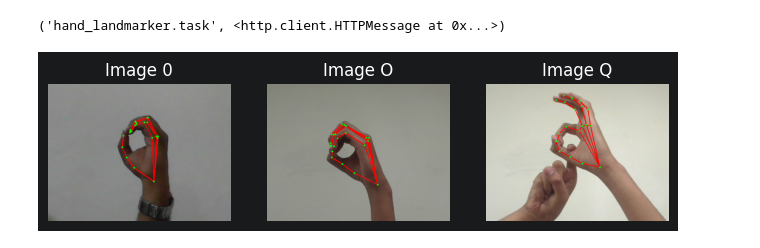
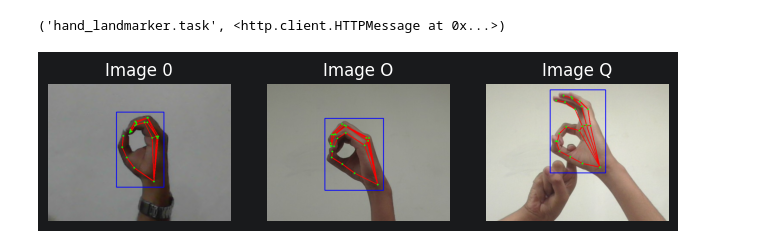
Before and after one commit to aviksarkar0204-stack/AI_Lab_Project, a Jupyter notebook: 01_Data_Exploration_new.ipynb, the cells around one changed output. Drawn from its saved outputs; the diff is of its cells as text; code cells hidden in the pictures.

Commit message:
Add bounding box visualization around detected hands in 01_Data

```diff
--- a/01_Data_Exploration_new.ipynb
+++ b/01_Data_Exploration_new.ipynb
@@ -296,33 +296,44 @@ def draw_landmarks(image, result):
     annotated = image.copy()
 
     for hand_landmarks in result.hand_landmarks:
-        # draw connecting lines first, so dots sit on top
+        xs = [lm.x * w for lm in hand_landmarks]
+        ys = [lm.y * h for lm in hand_landmarks]
+        x_min, x_max = int(min(xs)), int(max(xs))
+        y_min, y_max = int(min(ys)), int(max(ys))
+
+        padding = 20
+        cv2.rectangle(
+            annotated,
+            (x_min - padding, y_min - padding),
+            (x_max + padding, y_max + padding),
+            (0, 0, 255), 2
+        )
+
         for start_idx, end_idx in HAND_CONNECTIONS:
             start = hand_landmarks[start_idx]
             end = hand_landmarks[end_idx]
             x1, y1 = int(start.x * w), int(start.y * h)
             x2, y2 = int(end.x * w), int(end.y * h)
             cv2.line(annotated, (x1, y1), (x2, y2), (255, 0, 0), 2)
 
-        # draw the landmark points
         for lm in hand_landmarks:
             x, y = int(lm.x * w), int(lm.y * h)
             cv2.circle(annotated, (x, y), 3, (0, 255, 0), -1)
 
     return annotated
 
 result_0 = detect_landmarks(image_0)
 result_O = detect_landmarks(image_O)
 result_Q = detect_landmarks(image_Q)
 
 annotated_0 = draw_landmarks(image_0, result_0)
 annotated_O = draw_landmarks(image_O, result_O)
 annotated_Q = draw_landmarks(image_Q, result_Q)
 
 plt.figure(figsize=(8,4))
 plt.subplot(1,3,1); plt.imshow(annotated_0); plt.title("Image 0"); plt.axis("off")
 plt.subplot(1,3,2); plt.imshow(annotated_O); plt.title("Image O"); plt.axis("off")
 plt.subplot(1,3,3); plt.imshow(annotated_Q); plt.title("Image Q"); plt.axis("off")
 plt.show()
 # %% [output]
-[figure, old version]
+[figure, new version]
```
